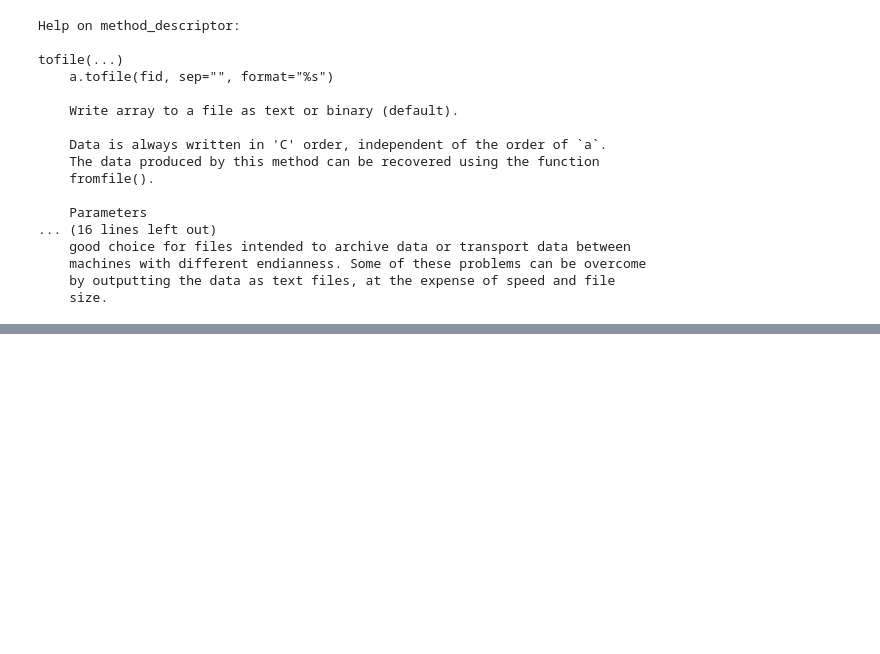
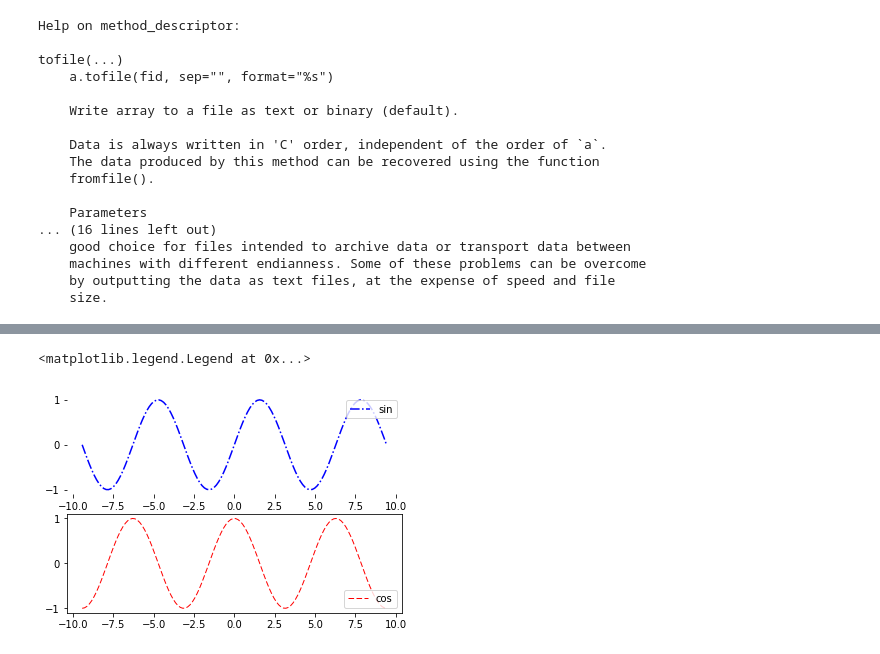
Before and after one commit to davidlimcheng/ucbx-python, a Jupyter notebook: playground.ipynb, the cells around one changed output, grey strips where cells are left out. Cells and saved outputs as stored; diff of their text form; code cells hidden in the pictures; blank space fills up the shorter version.

```diff
--- a/playground.ipynb
+++ b/playground.ipynb
@@ -286,0 +381,28 @@ tofile(...)
+# %%
+# this cell is sequential with the last side
+# matplotlib - adding a legend
+
+plt.subplot(2,1,1)
+plt.plot(d, d_sin, color="blue", linewidth=1.5, linestyle="-.", label="sin")
+plt.legend(loc="upper right")
+plt.subplot(2,1,2)
+plt.plot(d, d_cos, color="red", linewidth=1, linestyle="--", label="cos")
+plt.legend(loc="lower right")
+
+# plt.show()
+# %% [output]
+<matplotlib.legend.Legend at 0x...>
+# %%
+# this cell is sequential with the last side
+# matplotlib - setting graphical marks - see slides!
+
+plt.subplot(2,1,1)
+ax2 = plt.gca() # gca is 'get current axis'
+ax2.spines['top'].set_color('none')
+ax2.spines['right'].set_color('none')
+ax2.spines['left'].set_color('none')
+ax2.spines['bottom'].set_color('none')
+
+plt.show()
+# %% [output]
+[figure, added]
```
Also changed, not shown: parts of 16 cells of this notebook, 8 other files.
